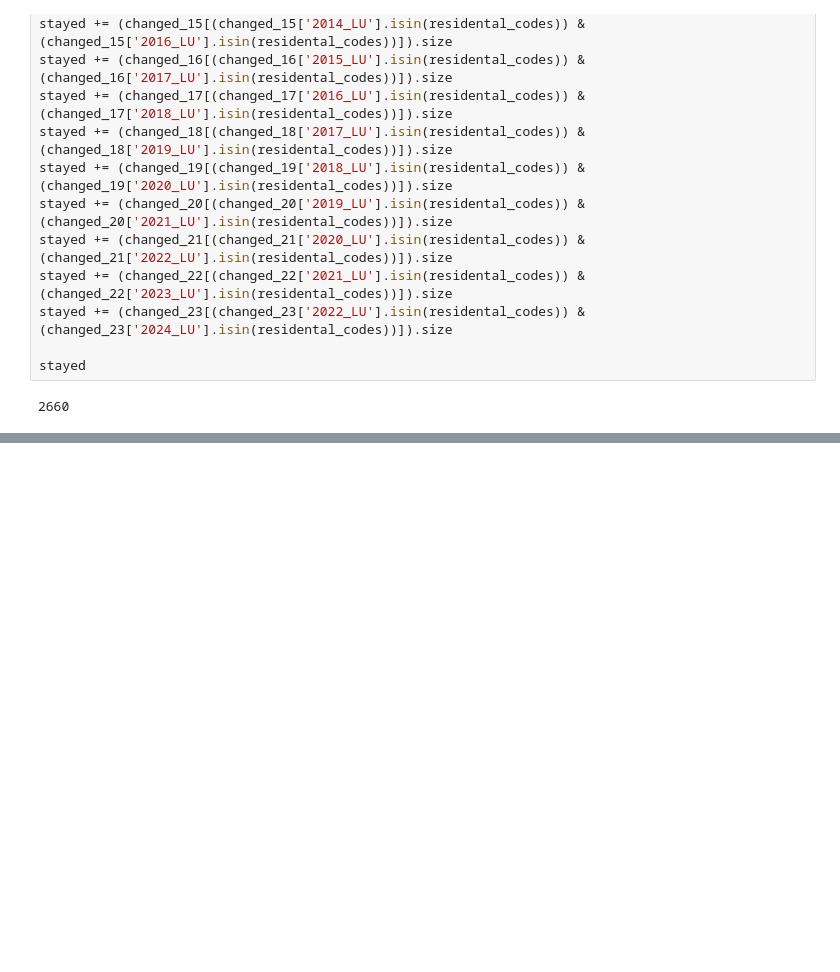
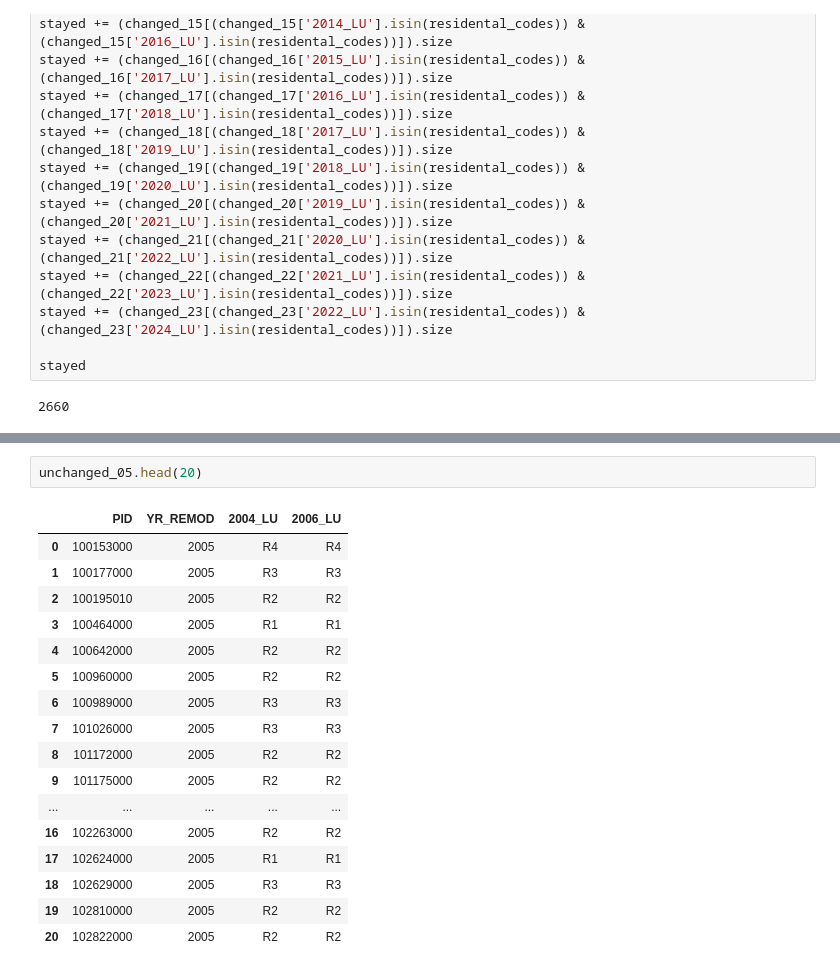
Before and after one commit to BU-Spark/ds-boston-remodeling, a Jupyter notebook: sp24-team-c/unit_loss_to_remodels_analysis/unit_loss_to_remodels.ipynb, the cells around one changed output, grey strips where cells are left out. Cells and saved outputs as stored; diff of their text form; blank space fills up the shorter version.

```diff
--- a/sp24-team-c/unit_loss_to_remodels_analysis/unit_loss_to_remodels.ipynb
+++ b/sp24-team-c/unit_loss_to_remodels_analysis/unit_loss_to_remodels.ipynb
@@ -847,0 +905,20 @@ stayed
+# %%
+unchanged_05.head(20)
+# %% [output]
+|  | PID | YR_REMOD | 2004_LU | 2006_LU |
+| 0 | 100153000 | 2005 | R4 | R4 |
+| 1 | 100177000 | 2005 | R3 | R3 |
+| 2 | 100195010 | 2005 | R2 | R2 |
+| 3 | 100464000 | 2005 | R1 | R1 |
+| 4 | 100642000 | 2005 | R2 | R2 |
+| 5 | 100960000 | 2005 | R2 | R2 |
+| 6 | 100989000 | 2005 | R3 | R3 |
+| 7 | 101026000 | 2005 | R3 | R3 |
+| 8 | 101172000 | 2005 | R2 | R2 |
+| 9 | 101175000 | 2005 | R2 | R2 |
+| ... | ... | ... | ... | ... |
+| 16 | 102263000 | 2005 | R2 | R2 |
+| 17 | 102624000 | 2005 | R1 | R1 |
+| 18 | 102629000 | 2005 | R3 | R3 |
+| 19 | 102810000 | 2005 | R2 | R2 |
+| 20 | 102822000 | 2005 | R2 | R2 |
```
Also changed, not shown: parts of 4 cells of this notebook.
